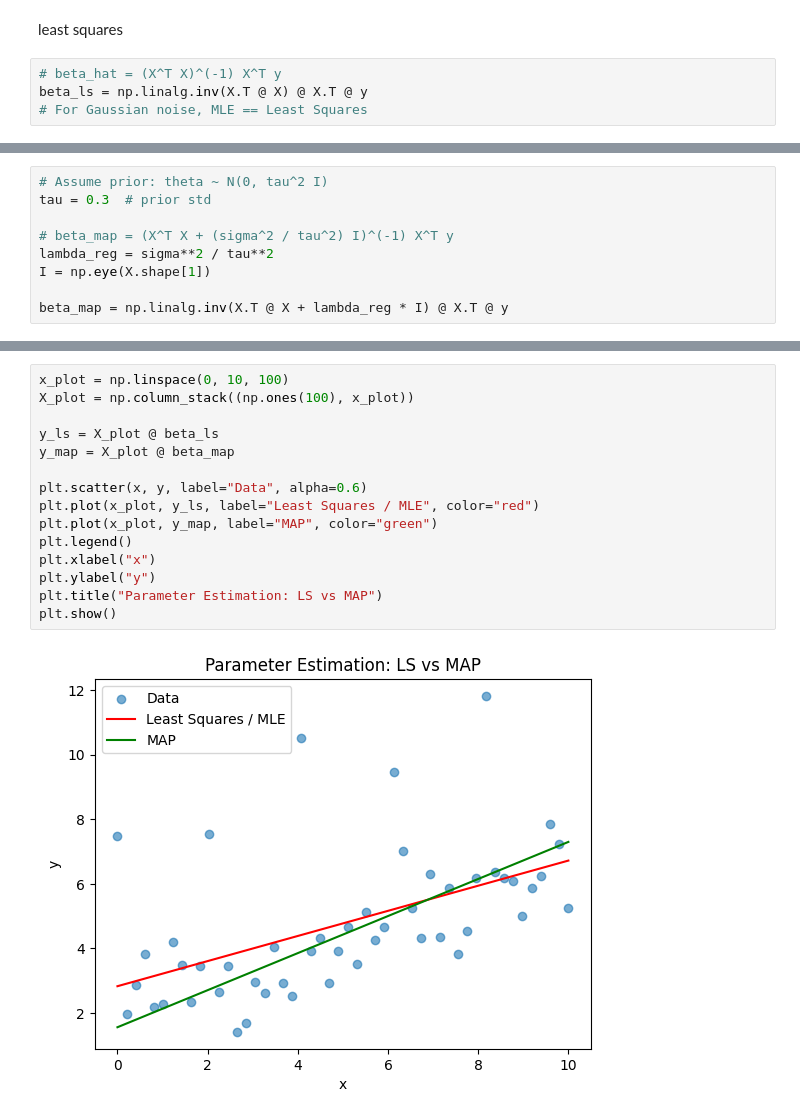
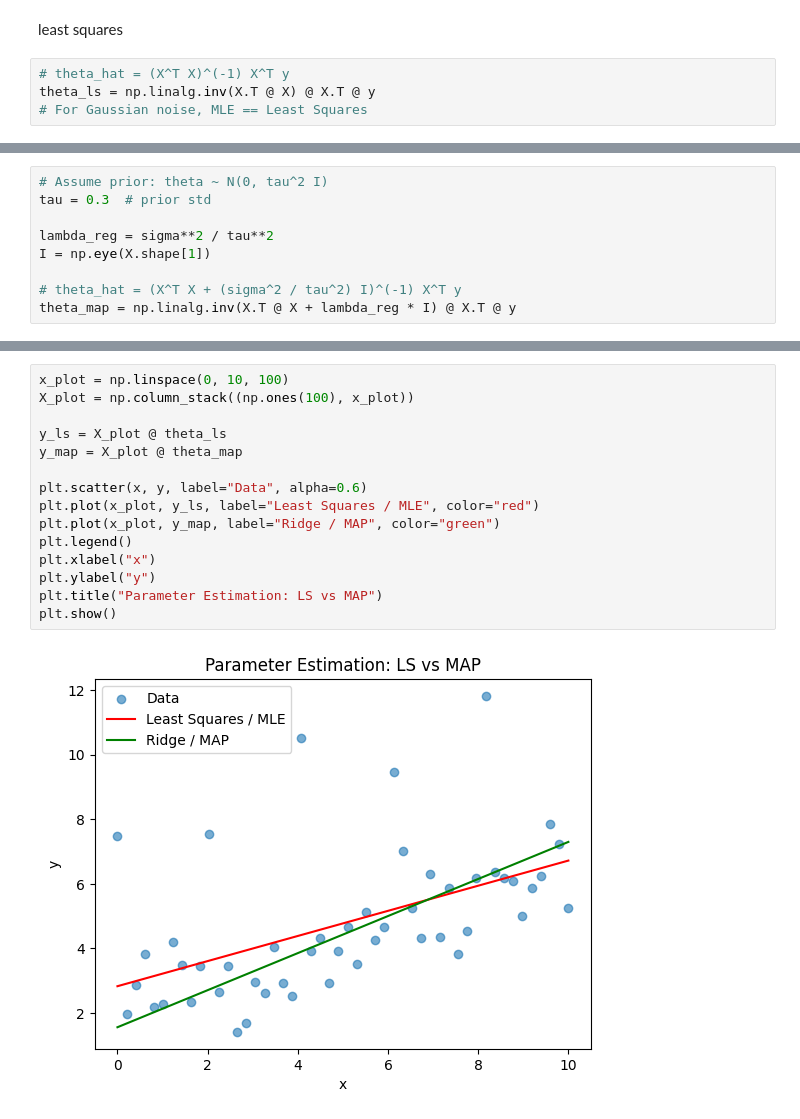
Before and after one commit to FelixWick/data_science, a Jupyter notebook: examples/4_parameter_estimation/param_est_linear.ipynb, the cells around one changed output, grey strips where cells are left out. Saved outputs shown, nothing was run; the diff lists cells and outputs as text.

```diff
--- a/examples/4_parameter_estimation/param_est_linear.ipynb
+++ b/examples/4_parameter_estimation/param_est_linear.ipynb
@@ -21,7 +21,7 @@ X = np.column_stack((np.ones(n), x))
 # %% [markdown]
 least squares
 # %%
-# beta_hat = (X^T X)^(-1) X^T y
-beta_ls = np.linalg.inv(X.T @ X) @ X.T @ y
+# theta_hat = (X^T X)^(-1) X^T y
+theta_ls = np.linalg.inv(X.T @ X) @ X.T @ y
 # For Gaussian noise, MLE == Least Squares
 # %% [markdown]
@@ -30,11 +30,11 @@ MAP
 # Assume prior: theta ~ N(0, tau^2 I)
 tau = 0.3  # prior std
 
-# beta_map = (X^T X + (sigma^2 / tau^2) I)^(-1) X^T y
 lambda_reg = sigma**2 / tau**2
 I = np.eye(X.shape[1])
 
-beta_map = np.linalg.inv(X.T @ X + lambda_reg * I) @ X.T @ y
+# theta_hat = (X^T X + (sigma^2 / tau^2) I)^(-1) X^T y
+theta_map = np.linalg.inv(X.T @ X + lambda_reg * I) @ X.T @ y
 # %%
 print("True parameters:")
 print(f"theta1 = {true_theta1}, theta2 = {true_theta2}\n")
@@ -56,17 +55,17 @@ MAP estimate:
 # %%
 x_plot = np.linspace(0, 10, 100)
 X_plot = np.column_stack((np.ones(100), x_plot))
 
-y_ls = X_plot @ beta_ls
-y_map = X_plot @ beta_map
+y_ls = X_plot @ theta_ls
+y_map = X_plot @ theta_map
 
 plt.scatter(x, y, label="Data", alpha=0.6)
 plt.plot(x_plot, y_ls, label="Least Squares / MLE", color="red")
-plt.plot(x_plot, y_map, label="MAP", color="green")
+plt.plot(x_plot, y_map, label="Ridge / MAP", color="green")
 plt.legend()
 plt.xlabel("x")
 plt.ylabel("y")
 plt.title("Parameter Estimation: LS vs MAP")
 plt.show()
 # %% [output]
-[figure, old version]
+[figure, new version]
```
Also changed, not shown: parts of 2 cells of this notebook, 3 other files.
